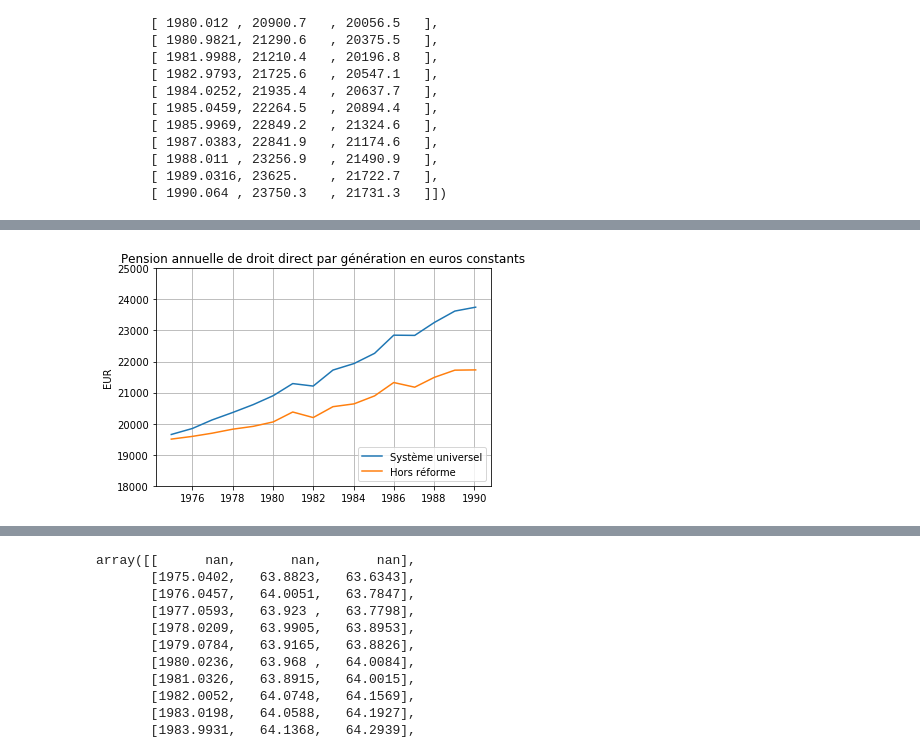
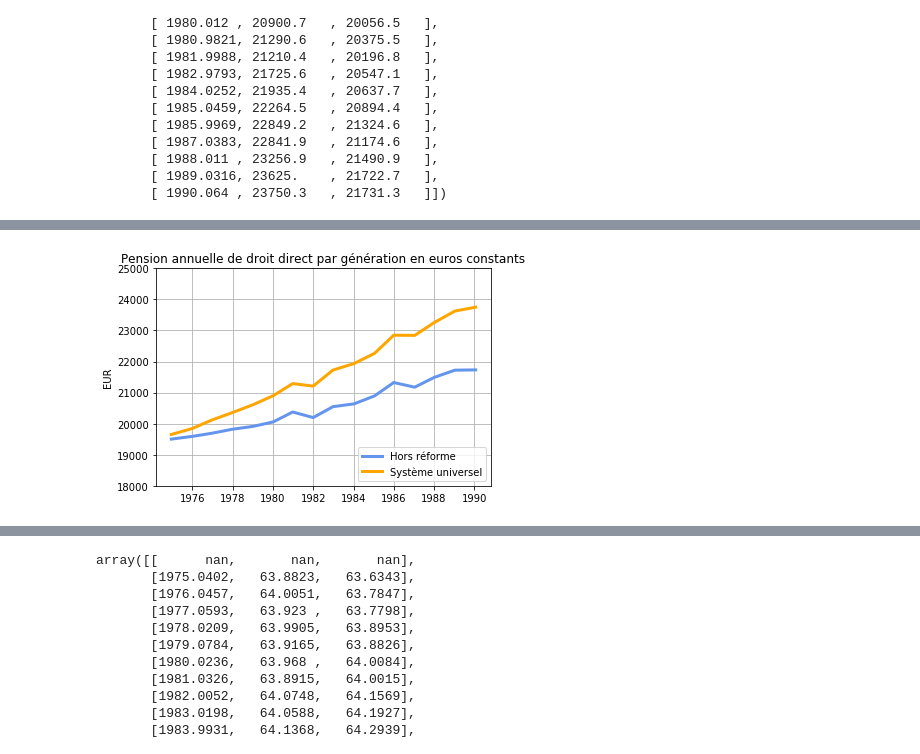
Before and after one commit to brunoscherrer/retraites, a Jupyter notebook: doc/DigitalisationEI/Numerisation-Etude-Impact.ipynb, the cells around one changed output, grey strips where cells are left out. Saved outputs shown, nothing was run; the diff lists cells and outputs as text; code cells hidden in the pictures.

Commit message:
Utilise les mêmes couleurs que l'EI.

```diff
--- a/doc/DigitalisationEI/Numerisation-Etude-Impact.ipynb
+++ b/doc/DigitalisationEI/Numerisation-Etude-Impact.ipynb
@@ -20,7 +22,7 @@ Le graphique 59 page 176 présente la pension annuelle de droit direct moyenne h
 import numpy as np
 import pylab as pl
 # %%
-pension_data = np.genfromtxt('EtudeImpact-PensionAnnuelle-propre.csv', delimiter=',')
+pension_data = np.genfromtxt('EtudeImpact-Graphique-59-PensionAnnuelle-propre.csv', delimiter=',')
 pension_data
 # %% [output]
 array([[       nan,        nan,        nan],
@@ -44,3 +46,8 @@ array([[       nan,        nan,        nan],
 pension_annees = pension_data[:,0] # Année de naissance
 pension_SUR = pension_data[:,1] # Système universel
 pension_HR = pension_data[:,2] # Hors réforme
+# %%
+simulateur = SimulateurRetraites('../../retraites/fileProjection.json')
+simulateur.dessineConjoncture()
+simulateur.dessineLegende()
+etudeImpact = EtudeImpact(simulateur)
@@ -47,13 +57,15 @@ pension_HR = pension_data[:,2] # Hors réforme
 # %%
-pl.plot(pension_annees, pension_SUR, label = "Système universel")
-pl.plot(pension_annees, pension_HR, label = "Hors réforme")
+pl.plot(pension_annees, pension_HR, label = "Hors réforme", \
+            color = etudeImpact.couleur_HR, linewidth = etudeImpact.epaisseur_ligne)
+pl.plot(pension_annees, pension_SUR, label = "Système universel", \
+            color = etudeImpact.couleur_SUR, linewidth = etudeImpact.epaisseur_ligne)
 pl.ylabel("EUR")
 pl.title("Pension annuelle de droit direct par génération en euros constants");
 pl.grid()
 pl.legend(loc='lower right');
 pl.ylim(bottom=18000.0, top=25000.0);
 # %% [output]
-[figure, old version]
+[figure, new version]
 # %% [markdown]
 ## Age de départ à la retraite
 
```
Also changed, not shown: parts of 4 cells of this notebook, 10 other files.
